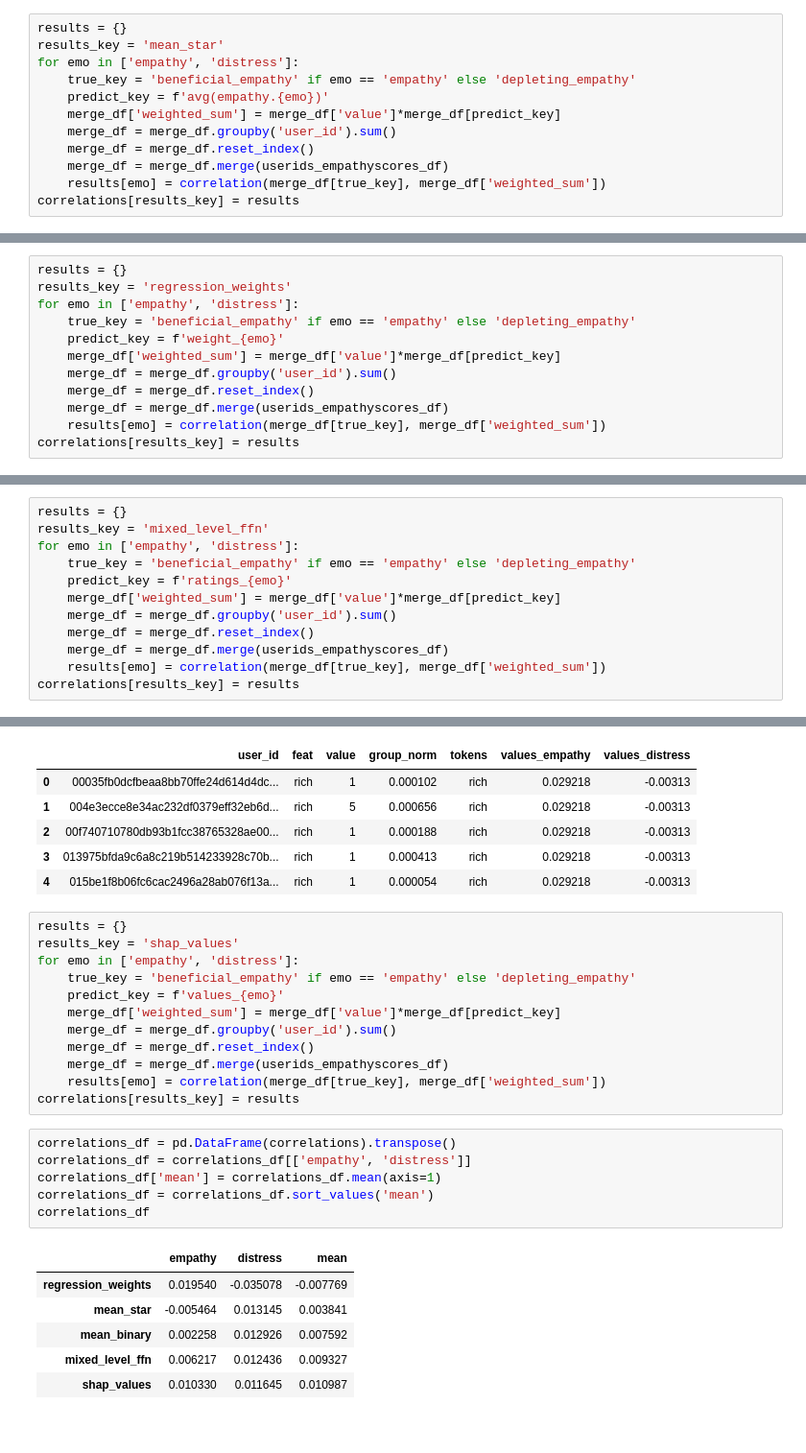
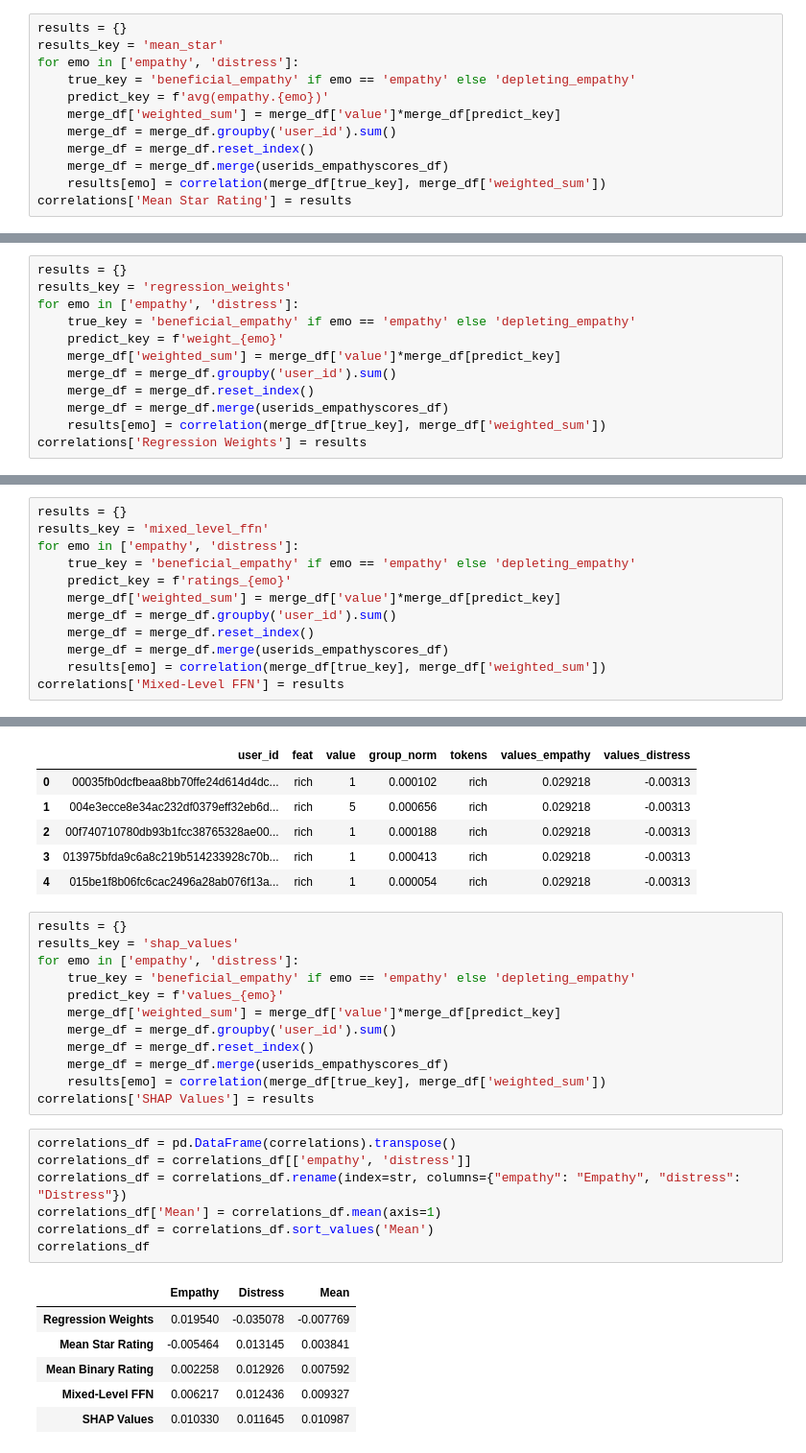
Before and after one commit to yoninachmany/empathy_dictionary, a Jupyter notebook: Empathy Correlations.ipynb, the cells around one changed output, grey strips where cells are left out. Shown: that part at 96% size. Saved outputs shown, nothing was run; the diff lists cells and outputs as text.

Commit message:
prettified dataframes - going to experiment with limiting to top words

```diff
--- a/Empathy Correlations.ipynb
+++ b/Empathy Correlations.ipynb
@@ -277,7 +277,7 @@ for emo in ['empathy', 'distress']:
     merge_df = merge_df.reset_index()
     merge_df = merge_df.merge(userids_empathyscores_df)
     results[emo] = correlation(merge_df[true_key], merge_df['weighted_sum'])
-correlations[results_key] = results
+correlations['Mean Star Rating'] = results
 # %%
 merge_df = empathy_1grams_df.merge(regression_empathy_df, left_on='feat', right_on='term')
 merge_df = merge_df.merge(regression_distress_df, on='term', suffixes=('', '_distress'))
@@ -303,7 +303,7 @@ for emo in ['empathy', 'distress']:
     merge_df = merge_df.reset_index()
     merge_df = merge_df.merge(userids_empathyscores_df)
     results[emo] = correlation(merge_df[true_key], merge_df['weighted_sum'])
-correlations[results_key] = results
+correlations['Regression Weights'] = results
 # %%
 merge_df = empathy_1grams_df.merge(mixed_ffn_empathy_df, left_on='feat', right_on='tokens')
 merge_df = merge_df.merge(mixed_ffn_distress_df, on='tokens', suffixes=('', '_distress'))
@@ -329,7 +329,7 @@ for emo in ['empathy', 'distress']:
     merge_df = merge_df.reset_index()
     merge_df = merge_df.merge(userids_empathyscores_df)
     results[emo] = correlation(merge_df[true_key], merge_df['weighted_sum'])
-correlations[results_key] = results
+correlations['Mixed-Level FFN'] = results
 # %%
 merge_df = empathy_1grams_df.merge(shap_empathy_df, left_on='feat', right_on='tokens')
 merge_df = merge_df.merge(shap_distress_df, on='tokens', suffixes=('', '_distress'))
@@ -355,17 +355,18 @@ for emo in ['empathy', 'distress']:
     merge_df = merge_df.reset_index()
     merge_df = merge_df.merge(userids_empathyscores_df)
     results[emo] = correlation(merge_df[true_key], merge_df['weighted_sum'])
-correlations[results_key] = results
+correlations['SHAP Values'] = results
 # %%
 correlations_df = pd.DataFrame(correlations).transpose()
 correlations_df = correlations_df[['empathy', 'distress']]
-correlations_df['mean'] = correlations_df.mean(axis=1)
-correlations_df = correlations_df.sort_values('mean')
+correlations_df = correlations_df.rename(index=str, columns={"empathy": "Empathy", "distress": "Distress"})
+correlations_df['Mean'] = correlations_df.mean(axis=1)
+correlations_df = correlations_df.sort_values('Mean')
 correlations_df
 # %% [output]
-|  | empathy | distress | mean |
-| regression_weights | 0.019540 | -0.035078 | -0.007769 |
-| mean_star | -0.005464 | 0.013145 | 0.003841 |
-| mean_binary | 0.002258 | 0.012926 | 0.007592 |
-| mixed_level_ffn | 0.006217 | 0.012436 | 0.009327 |
-| shap_values | 0.010330 | 0.011645 | 0.010987 |
+|  | Empathy | Distress | Mean |
+| Regression Weights | 0.019540 | -0.035078 | -0.007769 |
+| Mean Star Rating | -0.005464 | 0.013145 | 0.003841 |
+| Mean Binary Rating | 0.002258 | 0.012926 | 0.007592 |
+| Mixed-Level FFN | 0.006217 | 0.012436 | 0.009327 |
+| SHAP Values | 0.010330 | 0.011645 | 0.010987 |
```
Also changed, not shown: parts of 2 cells of this notebook.
